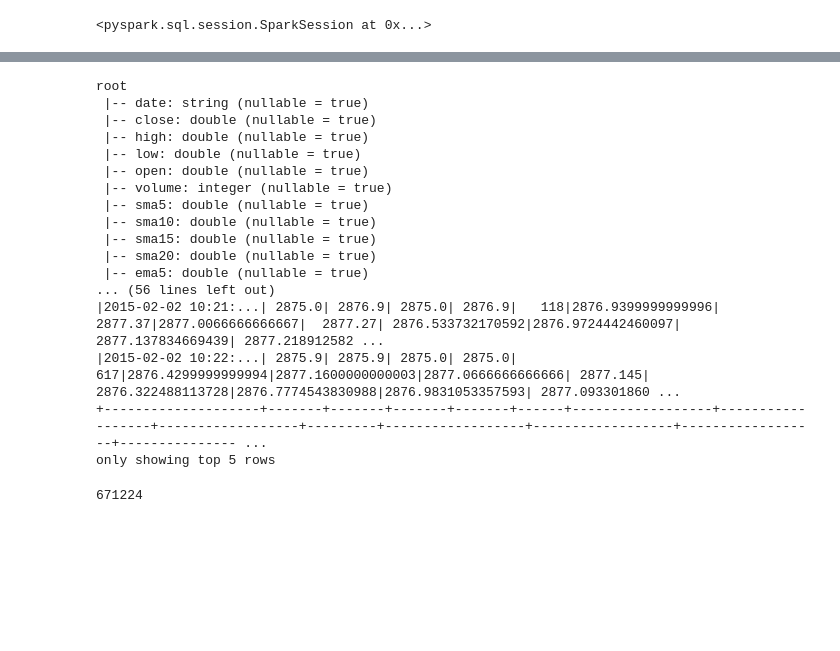
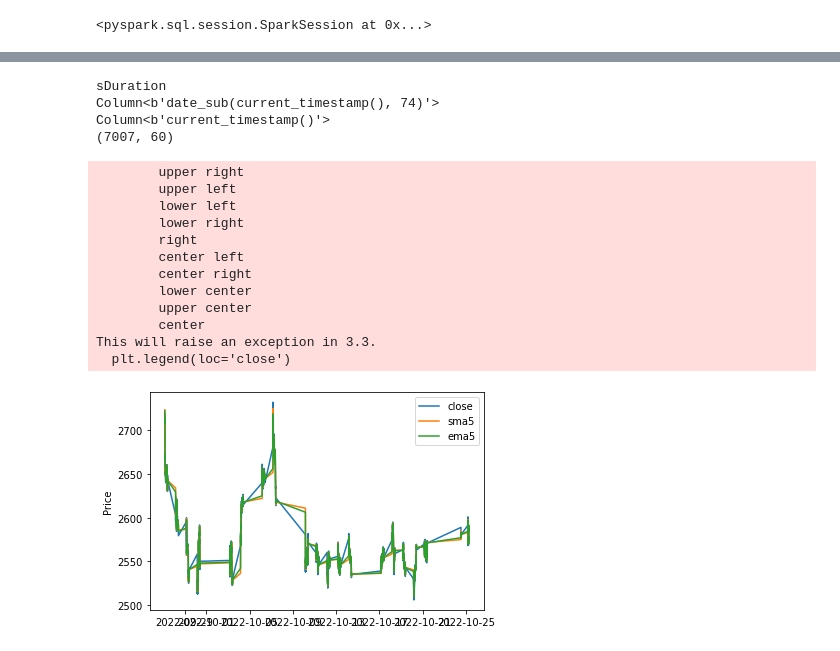
Before and after one commit to vinay-pv/DA231o-Stock-Indicators, a Jupyter notebook: Data_Riggers_Stock_Indicators.ipynb, the cells around one changed output, grey strips where cells are left out. Saved outputs shown, nothing was run; the diff lists cells and outputs as text; code cells hidden in the pictures; blank space fills up the shorter version.

```diff
--- a/Data_Riggers_Stock_Indicators.ipynb
+++ b/Data_Riggers_Stock_Indicators.ipynb
@@ -68,29 +99,10 @@ pfile = "/content/drive/MyDrive/DA231-Data-Riggers/HEROMOTOCO_minute_data_with_i
 
 ##########################
 # load pollution data from CSV
-_pdf = spark.read.option("header",True).option("inferSchema",True).csv(pfile)
-_pdf.printSchema()
-_pdf.show(5)
-_pdf.count()
-
+#_pdf = spark.read.option("header",True).option("inferSchema",True).csv(pfile)
+#_pdf.printSchema()
+#_pdf.show(20)
+#_pdf.count()
+#!head -1000 "/content/drive/MyDrive/DA231-Data-Riggers/HEROMOTOCO_minute_data_with_indicators.csv"
 
 ###!@3 END OF LOADING DATA
-# %% [output]
-root
- |-- date: string (nullable = true)
- |-- close: double (nullable = true)
- |-- high: double (nullable = true)
- |-- low: double (nullable = true)
- |-- open: double (nullable = true)
- |-- volume: integer (nullable = true)
- |-- sma5: double (nullable = true)
- |-- sma10: double (nullable = true)
- |-- sma15: double (nullable = true)
- |-- sma20: double (nullable = true)
- |-- ema5: double (nullable = true)
-... (56 lines left out)
-|2015-02-02 10:21:...| 2875.0| 2876.9| 2875.0| 2876.9|   118|2876.9399999999996|           2877.37|2877.0066666666667|  2877.27| 2876.533732170592|2876.9724442460097| 2877.137834669439| 2877.218912582 ...
-|2015-02-02 10:22:...| 2875.9| 2875.9| 2875.0| 2875.0|   617|2876.4299999999994|2877.1600000000003|2877.0666666666666| 2877.145| 2876.322488113728|2876.7774543830988|2876.9831053357593| 2877.093301860 ...
-+--------------------+-------+-------+-------+-------+------+------------------+------------------+------------------+---------+------------------+------------------+------------------+--------------- ...
-only showing top 5 rows
-671224
@@ -96,0 +306,30 @@ only showing top 5 rows
+# %%
+# Test Stock Analysis Framework
+
+
+pfile = "/content/drive/MyDrive/DA231-Data-Riggers/HEROMOTOCO_minute_data_with_indicators.csv"
+#oDF = DFObj(csvFile=pfile)
+#oDF.df.printSchema()
+oDF = DFObj(csvFile=pfile)
+# %%
+sDF = DFObj()
+sDF.df = oDF.df
+sDF.plot(plIndList = ["close","sma5","ema5"])
+# %% [output]
+sDuration
+Column<b'date_sub(current_timestamp(), 74)'>
+Column<b'current_timestamp()'>
+(7007, 60)
+        upper right
+        upper left
+        lower left
+        lower right
+        right
+        center left
+        center right
+        lower center
+        upper center
+        center
+This will raise an exception in 3.3.
+  plt.legend(loc='close')
+[figure, added]
```
Also changed, not shown: parts of 29 cells of this notebook.
